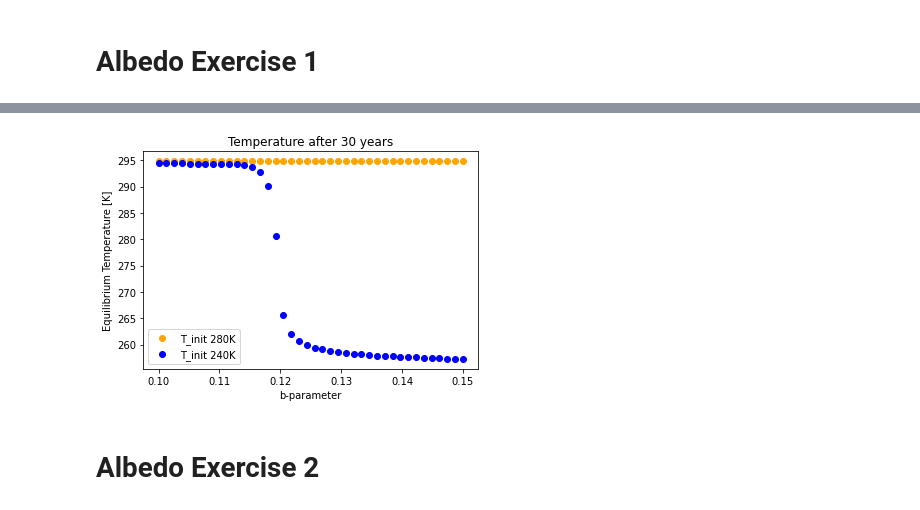
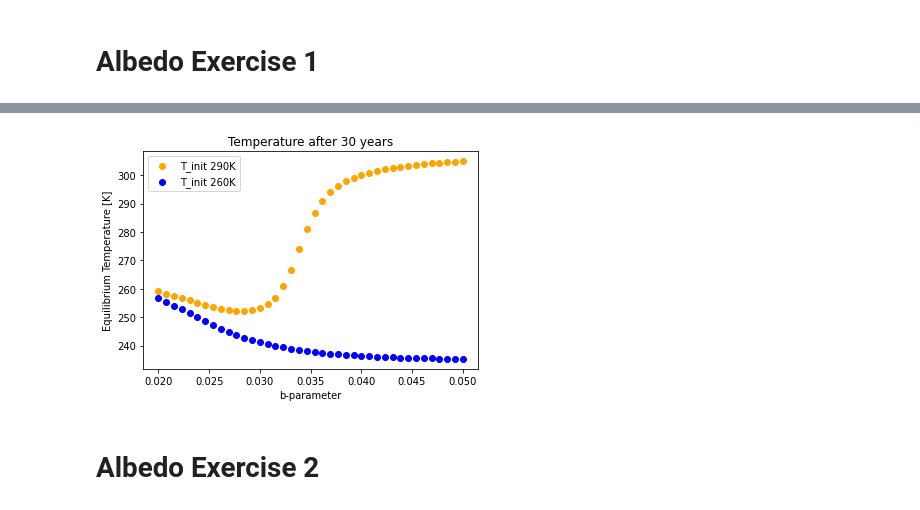
Before and after one commit to dkrieger94/intro, a Jupyter notebook: EarthSystemModel.ipynb, the cells around one changed output, grey strips where cells are left out. Cells and saved outputs as stored; diff of their text form; code cells hidden in the pictures.

```diff
--- a/EarthSystemModel.ipynb
+++ b/EarthSystemModel.ipynb
@@ -636,9 +756,10 @@ DSI:  32.0  [W/m^2]
 # Albedo Exercise 1
 # %%
 for param_b in [0.0001, 0.001, 0.01, 0.05, 0.1, 0.2, 0.5]:
-  model = ESM(initial_state=255.0, albedo_b=param_b)
+  model = ESM(initial_state=Ts_0, albedo_b=param_b, active_components=1, use_constant_albedo_land=False)
 
-  time, temperature_0 = model.integrate(sim_time=30., out_freq=.1, update_state=False, verbose=False)
+  time, output = model.integrate(sim_time=30., out_freq=.1, verbose=False)
+  temperature_0 = output['Ts']
 
   plt.plot(time, temperature_0, ls='solid', label=f"b = {param_b}")
 
@@ -651,8 +772,11 @@ plt.legend()
 # %%
-for param_aco2 in [-0.0001, -0.001, -0.01, -0.05]:
-  model = ESM(initial_state=255.0, albedo_carbon_coeff=param_aco2)
+for param_aco2 in [0.0001, 0.001, 0.01, 0.05]:
+  model = ESM(initial_state=Ts_0, albedo_carbon_coeff=param_aco2,
+              use_constant_albedo_land=False, use_constant_albedo_icefree=False,
+              active_components=1)
 
-  time, temperature_0 = model.integrate(sim_time=30., out_freq=.1, update_state=False, verbose=False)
+  time, output = model.integrate(sim_time=30., out_freq=.1, verbose=False)
+  temperature_0 = output['Ts']
 
   plt.plot(time, temperature_0, ls='solid', label=f"b = {param_aco2}")
 
@@ -665,11 +789,13 @@ plt.legend()
 # %%
-for albedo_b in [0.05, 0.1, 0.12, 0.15]:
+for albedo_b in [0.01, 0.03, 0.05, 0.07]:
     for t_init in np.arange(230,301,10):
-        model = ESM(initial_state=(t_init, t_init-10), albedo_b=albedo_b)
+        model = ESM(initial_state=t_init, albedo_b=albedo_b,
+                    use_constant_albedo_land=False, active_components=1)
 
-        time, temperature_0 = model.integrate(sim_time=30., out_freq=.1, update_state=False, verbose=False)
+        time, output = model.integrate(sim_time=30., out_freq=.1, verbose=False)
+        temperature_0 = output['Ts']
 
-        plt.plot(time, temperature_0[:, 0], ls='solid', label=f"{t_init}K")
+        plt.plot(time, temperature_0, ls='solid', label=f"{t_init}K")
 
 
     plt.xlabel('Years')
@@ -685,25 +811,27 @@ for albedo_b in [0.05, 0.1, 0.12, 0.15]:
 # %%
 colors = ['orange', 'blue', 'green']
-for i, t_init in enumerate([280, 240]):
-    for j, albedo_b in enumerate(np.linspace(0.1, 0.15, 40)):
+for i, t_init in enumerate([290, 260]):
+    for j, albedo_b in enumerate(np.linspace(0.02, 0.05, 40)):
 
-        model = ESM(initial_state=(t_init, t_init-10), albedo_b=albedo_b)
+        model = ESM(initial_state=t_init, albedo_b=albedo_b,
+                    use_constant_albedo_land=False, active_components=1)
 
-        time, temperature_0 = model.integrate(sim_time=30., out_freq=.1, update_state=False, verbose=False)
+        time, output = model.integrate(sim_time=30., out_freq=.1, verbose=False)
+        temperature_0 = output['Ts']
 
         if j == 0:
-            plt.scatter(albedo_b, temperature_0[-1, 0], c=colors[i], ls='solid', label=f"T_init {t_init}K")
+            plt.scatter(albedo_b, temperature_0[-1], c=colors[i], ls='solid', label=f"T_init {t_init}K")
         else:
-            plt.scatter(albedo_b, temperature_0[-1, 0], c=colors[i], ls='solid')
+            plt.scatter(albedo_b, temperature_0[-1], c=colors[i], ls='solid')
 
 
 plt.xlabel('b-parameter')
 plt.ylabel('Equilibrium Temperature [K]')
 plt.title('Temperature after 30 years')
 plt.legend()
 plt.show()
 # %% [output]
-[figure, old version]
+[figure, new version]
 # %% [markdown]
 # Albedo Exercise 2
 # %%
```
Also changed, not shown: parts of 14 cells of this notebook.
